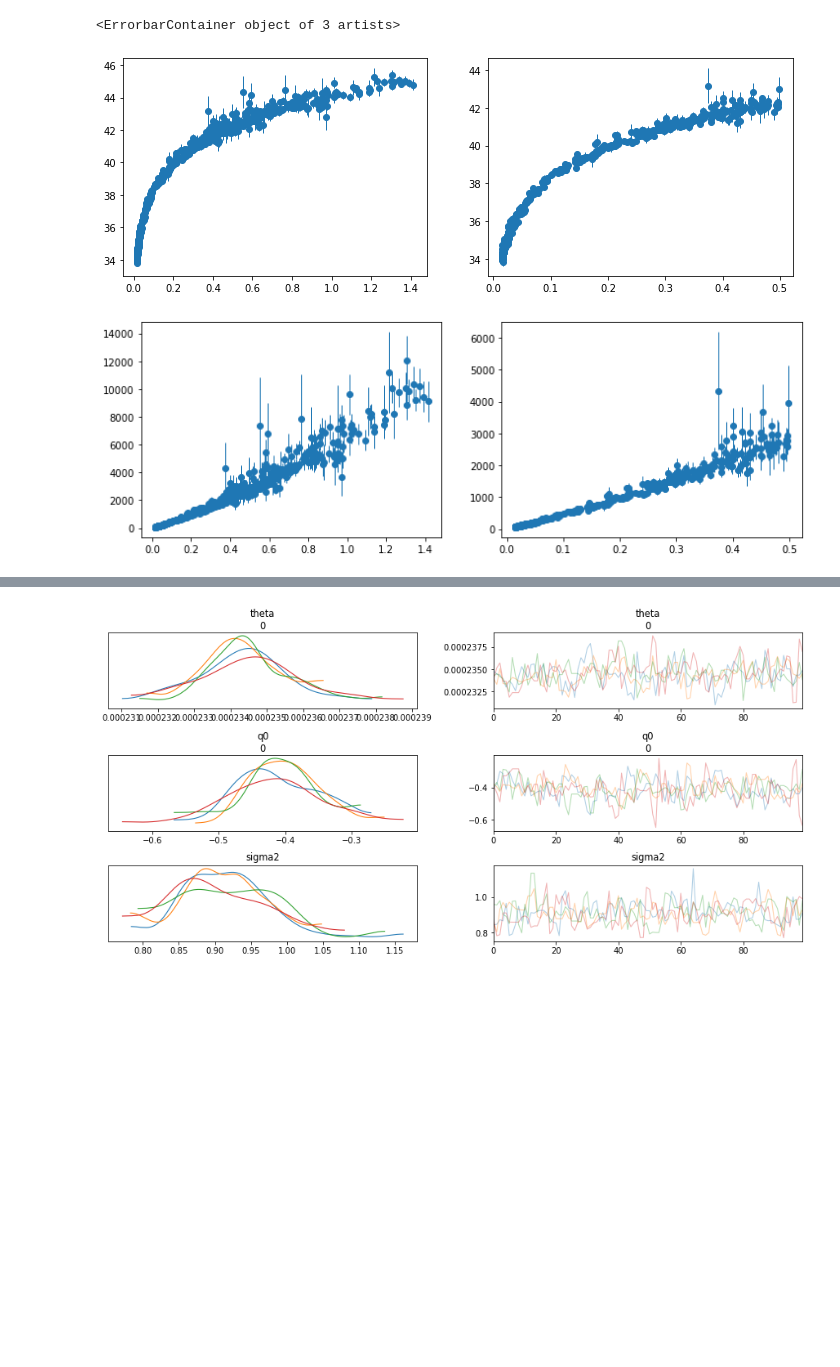
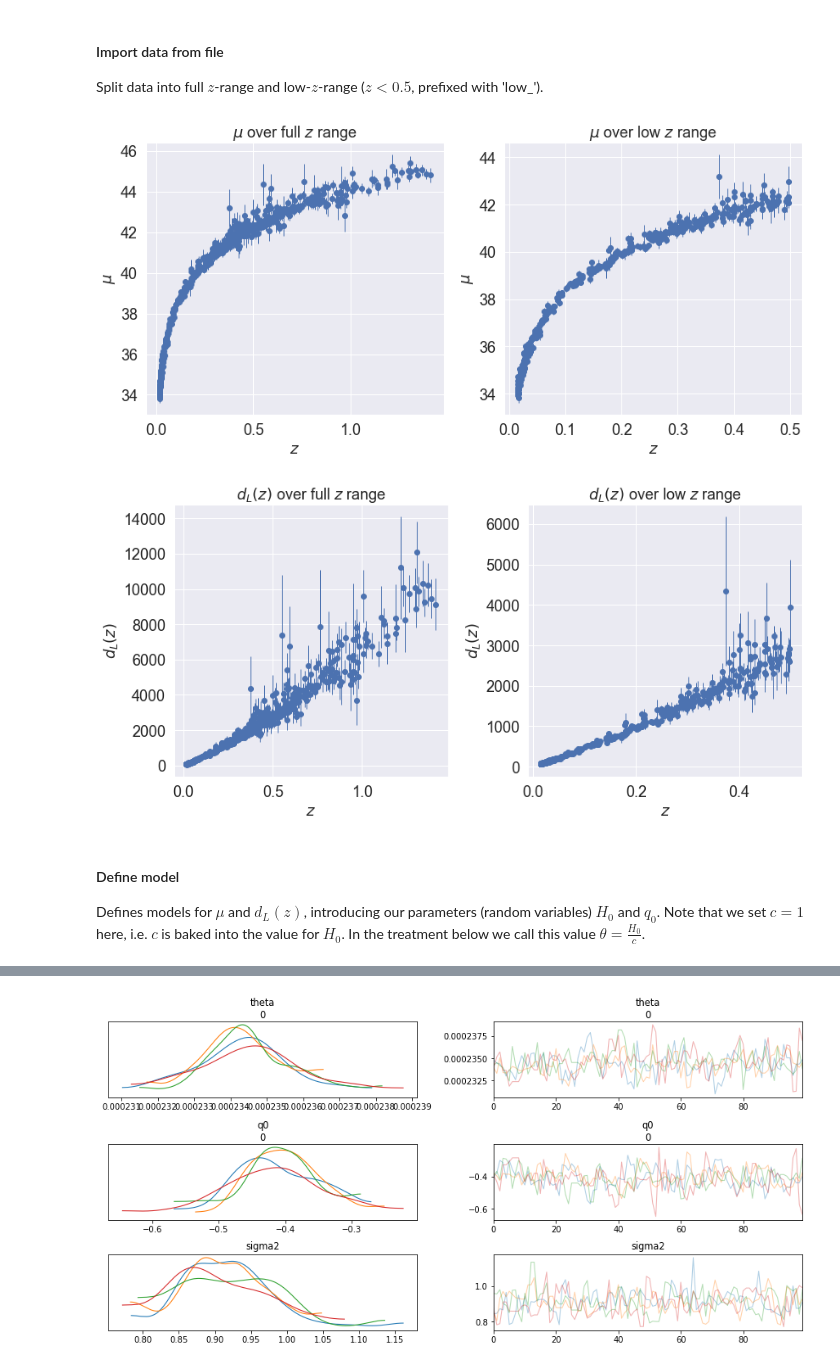
Before and after one commit to elindgren/asam_projects, a Jupyter notebook: Project1/Task1.ipynb, the cells around one changed output, grey strips where cells are left out. Saved outputs shown, nothing was run; the diff lists cells and outputs as text; code cells hidden in the pictures; blank space fills up the shorter version.

```diff
--- a/Project1/Task1.ipynb
+++ b/Project1/Task1.ipynb
@@ -10,41 +22,65 @@ import corner
+# %% [markdown]
+#### Import data from file
+Split data into full $z$-range and low-$z$-range ($z<0.5$, prefixed with 'low_').
 # %%
+### Imported data
 z = np.loadtxt("SCPUnion2.1_mu_vs_z.txt", skiprows = 5, delimiter = "\t",usecols = 1)
 mu = np.loadtxt("SCPUnion2.1_mu_vs_z.txt", skiprows = 5, delimiter = "\t",usecols = 2)
 delta_mu = np.loadtxt("SCPUnion2.1_mu_vs_z.txt", skiprows = 5, delimiter = "\t",usecols = 3)
 data4 = np.loadtxt("SCPUnion2.1_mu_vs_z.txt", skiprows = 5, delimiter = "\t",usecols = 4)
 
-### sort data
+### Sort data for increasing z
 sortOrder = np.argsort(z)
 z = z[sortOrder]
 mu = mu[sortOrder]
 delta_mu = delta_mu[sortOrder]
+dl = 10**(mu/5-5) # Extract dl(z) from modulus
 
+### Extract low-z-range
 low_ind = np.where(z<0.5)
 low_z = z[low_ind]
 low_mu = mu[low_ind]
 low_delta_mu = delta_mu[low_ind]
 
-dl = 10**(mu/5-5)
 delta_dl = dl*np.log(10)*delta_mu/5
 low_dl = 10**(low_mu/5-5)
 low_delta_dl = low_dl*np.log(10)*low_delta_mu/5
 
-### plot the data
-fig,ax = plt.subplots(1,2, figsize = (12,4))
+### Plot the data
+fig,ax = plt.subplots(1,2, figsize = (12,6))
 ax[0].scatter(z,mu)
 ax[0].errorbar(z,mu,delta_mu, linewidth = 0, elinewidth = 1)
+
 ax[1].scatter(low_z,low_mu)
 ax[1].errorbar(low_z,low_mu,low_delta_mu, linewidth = 0, elinewidth = 1)
+ax[0].set_title(r'$\mu$ over full $z$ range')
+ax[0].set_xlabel(r'$z$')
+ax[0].set_ylabel(r'$\mu$')
+ax[1].set_title(r'$\mu$ over low $z$ range')
+ax[1].set_xlabel(r'$z$')
+ax[1].set_ylabel(r'$\mu$')
+plt.tight_layout()
 
-fig,ax = plt.subplots(1,2, figsize = (12,4))
+
+fig,ax = plt.subplots(1,2, figsize = (12,6))
 ax[0].scatter(z,dl)
 ax[0].errorbar(z,dl,delta_dl, linewidth = 0, elinewidth = 1)
 ax[1].scatter(low_z,low_dl)
 ax[1].errorbar(low_z,low_dl,low_delta_dl, linewidth = 0, elinewidth = 1)
+ax[0].set_title(r'$d_L(z)$ over full $z$ range')
+ax[0].set_xlabel(r'$z$')
+ax[0].set_ylabel(r'$d_L(z)$')
+ax[1].set_title(r'$d_L(z)$ over low $z$ range')
+ax[1].set_xlabel(r'$z$')
+ax[1].set_ylabel(r'$d_L(z)$')
+
+plt.tight_layout()
 # %% [output]
-<ErrorbarContainer object of 3 artists>
-[figure, old version]
+[figure, new version]
-[figure, old version]
+[figure, new version]
+# %% [markdown]
+#### Define model
+Defines models for $\mu$ and $d_L(z)$, introducing our parameters (random variables) $H_0$ and $q_0$. Note that we set  $c=1$ here, i.e. $c$ is baked into the value for $H_0$. In the treatment below we call this value $\theta = \frac{H_0}{c}$.
 # %%
 c = 1
 def mu_model(z, H0, q0):
```
Also changed, not shown: parts of 8 cells of this notebook.
